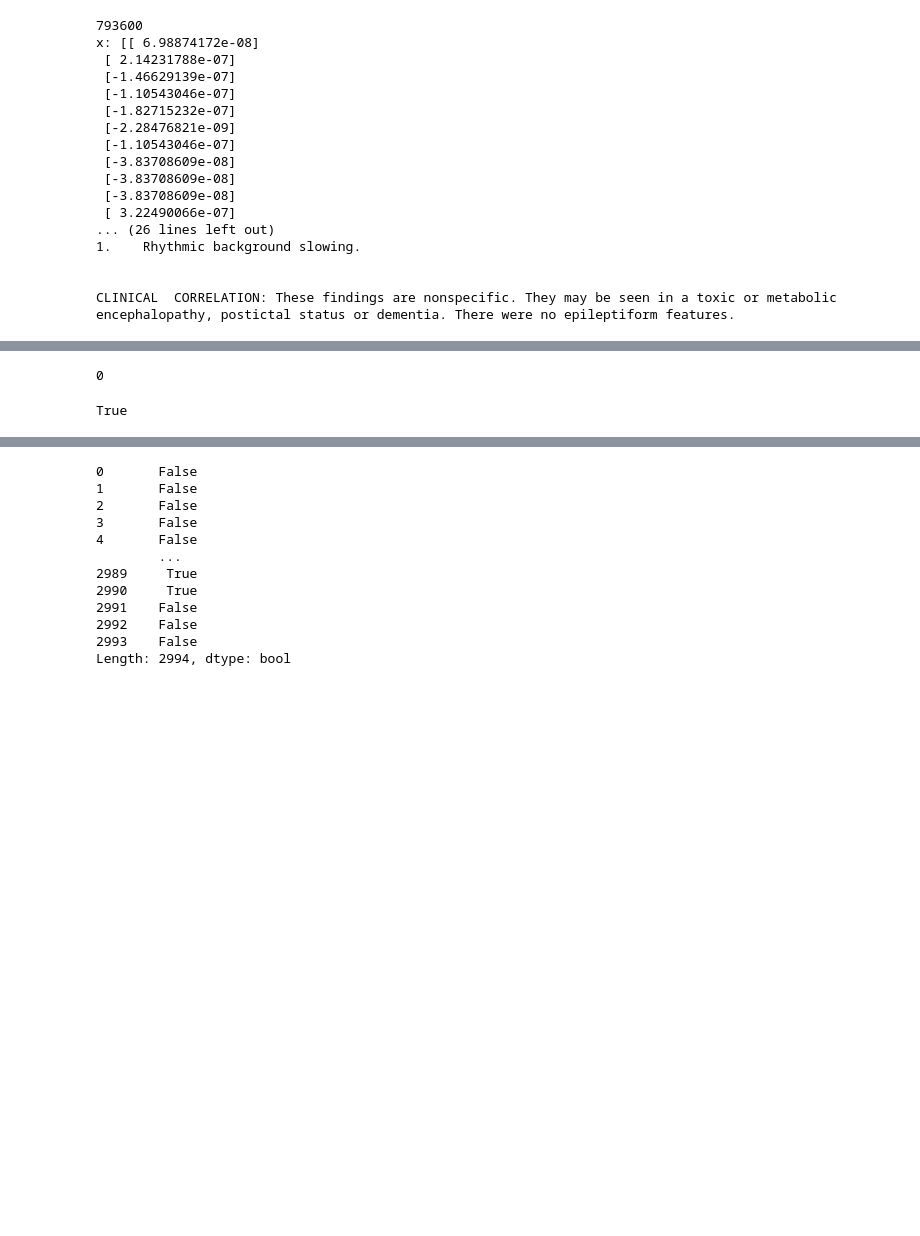
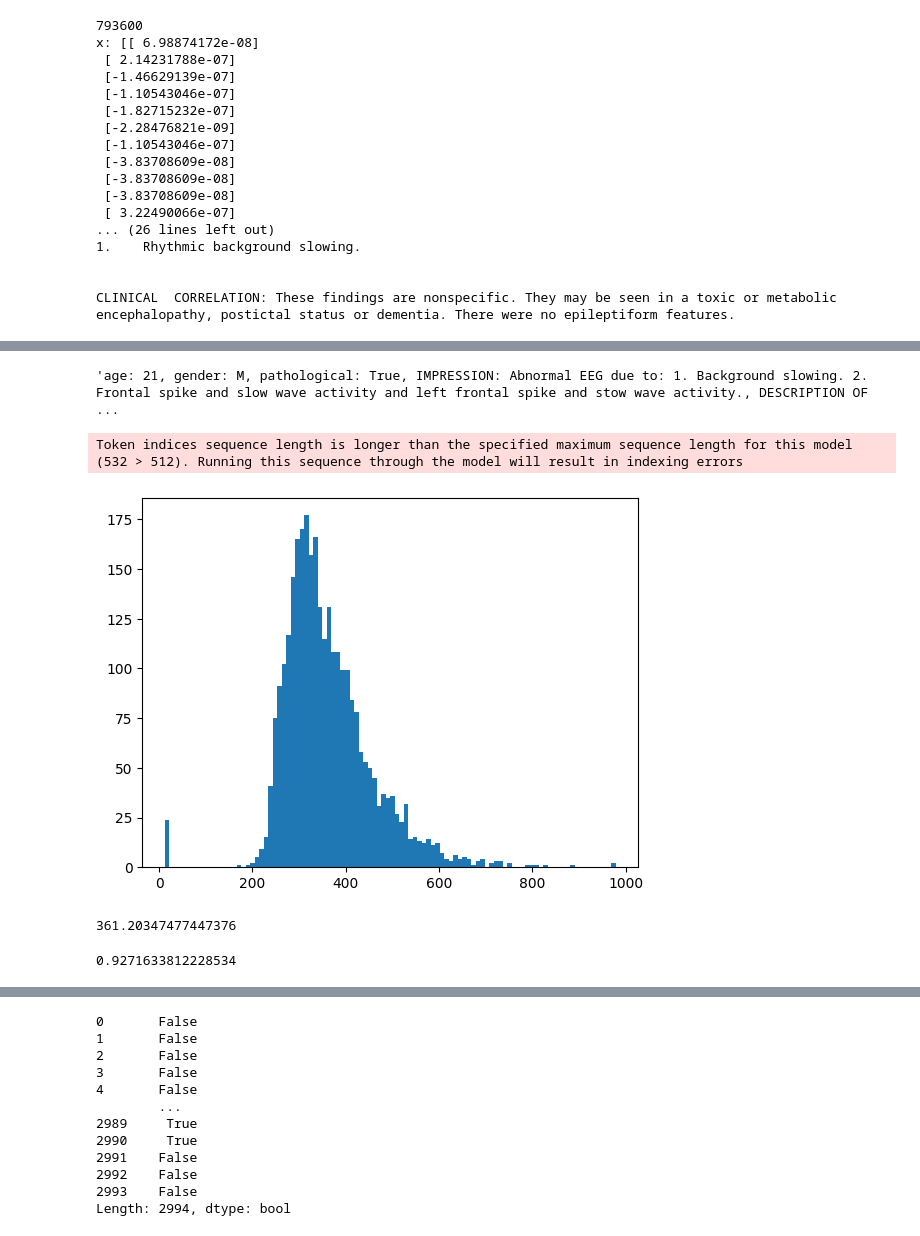
Before and after one commit to tidiane-camaret/EEGClip, a Jupyter notebook: scripts/preprocessing/load_tuh_abnormal_preprocessed.ipynb, the cells around one changed output, grey strips where cells are left out. Drawn from its saved outputs; the diff is of its cells as text; code cells hidden in the pictures; blank space fills up the shorter version.

Commit message:
text preprocessing as a function

```diff
--- a/scripts/preprocessing/load_tuh_abnormal_preprocessed.ipynb
+++ b/scripts/preprocessing/load_tuh_abnormal_preprocessed.ipynb
@@ -88,4 +93,0 @@ len([45, 26, 37, 40, 69, 53, 71, 67, 40, 28, 28, 67, 28, 40, 28, 22, 62, 81, 53,
-# %%
-tuabn.description["path"].duplicated().sum()
-# %% [output]
-0
@@ -95,4 +94,29 @@ full_desc = pd.read_csv('/home/jovyan/EEGClip/data/TUH_Abnormal_EEG_rep.csv')
-# %%
-set(np.unique(tuabn.description["subject"].values)).issubset(set(np.unique(full_desc["SUBJECT"].values)))
-# %% [output]
-True
+# %%
+tuabn.set_description(text_preprocessing(tuabn.description), overwrite=True)
+# %%
+tuabn.description["REPORT"].iloc[200]
+# %% [output]
+'age: 21, gender: M, pathological: True, IMPRESSION: Abnormal EEG due to: 1. Background slowing. 2. Frontal spike and slow wave activity and left frontal spike and stow wave activity., DESCRIPTION OF  ...
+# %%
+import numpy as np
+from transformers import AutoTokenizer, AutoModel
+bert_tokenizer = AutoTokenizer.from_pretrained("hkunlp/instructor-xl")
+#bert_model = AutoModel.from_pretrained("bert-base-uncased")
+token_list = []
+for report in tuabn.description["REPORT"].to_list():
+    token_list.append(bert_tokenizer.tokenize(report))
+
+#print(token_list[0])
+#draw a histogram of the number of tokens in each string
+import matplotlib.pyplot as plt
+plt.hist([len(x) for x in token_list], bins=100)
+plt.show()
+print(np.mean([len(x) for x in token_list]))
+# %% [output]
+Token indices sequence length is longer than the specified maximum sequence length for this model (532 > 512). Running this sequence through the model will result in indexing errors
+[figure, added]
+361.20347477447376
+# %%
+print(np.mean([len(x)<512 for x in token_list]))
+# %% [output]
+0.9271633812228534
```
Also changed, not shown: parts of 7 cells of this notebook, 3 other files.
